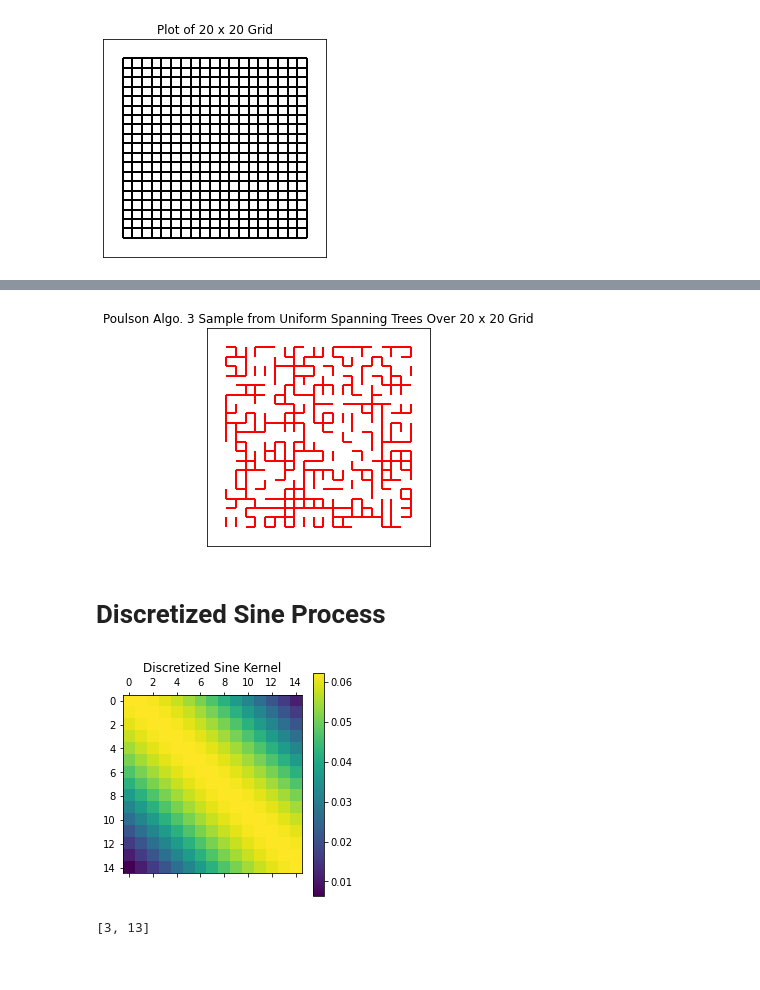
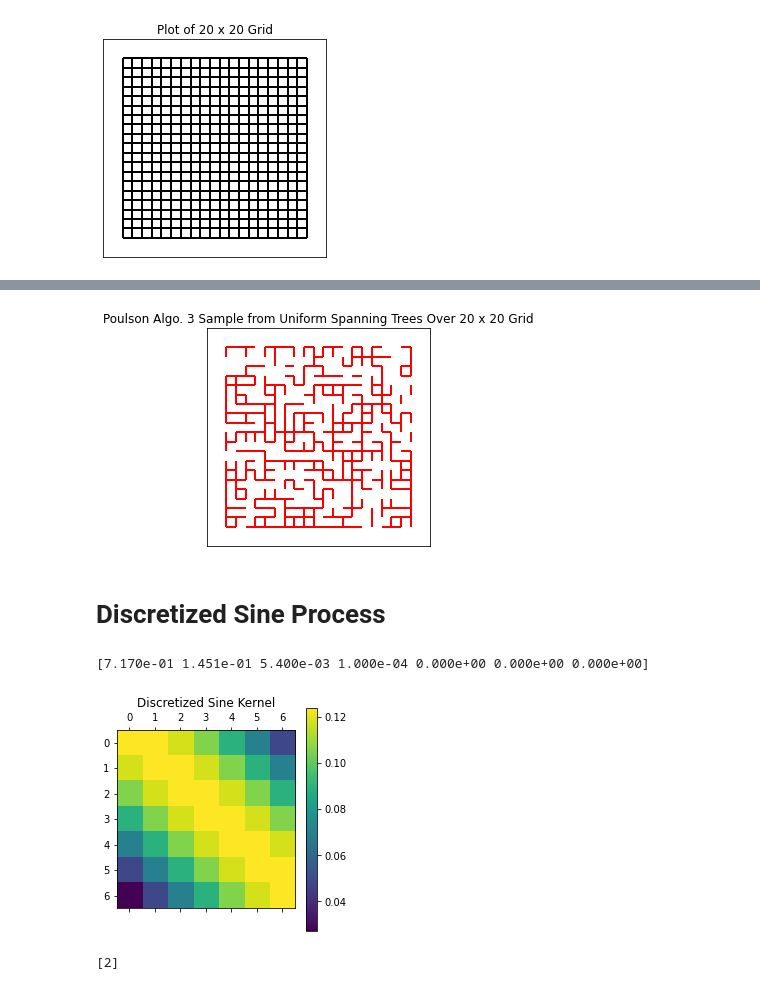
Before and after one commit to SamKirkiles/Determinantal-Point-Process-Sampling, a Jupyter notebook: Determinantal Point Processes.ipynb, the cells around one changed output, grey strips where cells are left out. Saved outputs shown, nothing was run; the diff lists cells and outputs as text; code cells hidden in the pictures.

```diff
--- a/Determinantal Point Processes.ipynb
+++ b/Determinantal Point Processes.ipynb
@@ -120,7 +120,7 @@ plt.show()
 # %%
 # Sample from the point process
 
-samples,_ = sampling_algorithm_2(K)
+samples,_ = sampling_algorithm_3(K)
 
 plt.figure(3,figsize=(4,4))
 plt.title("Poulson Algo. 3 Sample from Uniform Spanning Trees Over %d x %d Grid" % (grid_dims, grid_dims))
@@ -133,36 +133,38 @@ nx.draw_networkx_edges(
 )
 plt.show()
 # %% [output]
-[figure, old version]
+[figure, new version]
 # %% [markdown]
 # Discretized Sine Process
 # %%
-k=4
+k=3
 
 def compute_sine_kernel_entry(m,l):
     try:
         upper = sici(1/(2**k)*math.pi*(m-l-1))[0]
     except:
         upper = sici(1/(2**k)*math.pi*(m-l-1))
 
     try:
         lower = sici(1/(2**k)*math.pi*(m-l))[0]
     except:
         lower = sici(1/(2**k)*math.pi*(m-l))
 
     return 1/(-math.pi)*(upper-lower)
 
 
 sine_K = np.array([[compute_sine_kernel_entry(m,l) for m in range(2**k-1)] for l in range(2**k-1)])
 
+print(np.around(np.linalg.eig(sine_K)[0].real,4))
 
 plt.matshow(np.array(sine_K))
 plt.colorbar()
 plt.title("Discretized Sine Kernel")
 plt.show()
 
 samples,_ = sampling_algorithm_1(sine_K)
 print(samples)
 # %% [output]
+[7.170e-01 1.451e-01 5.400e-03 1.000e-04 0.000e+00 0.000e+00 0.000e+00]
-[figure, old version]
+[figure, new version]
-[3, 13]
+[2]
```
Also changed, not shown: parts of 5 cells of this notebook.
